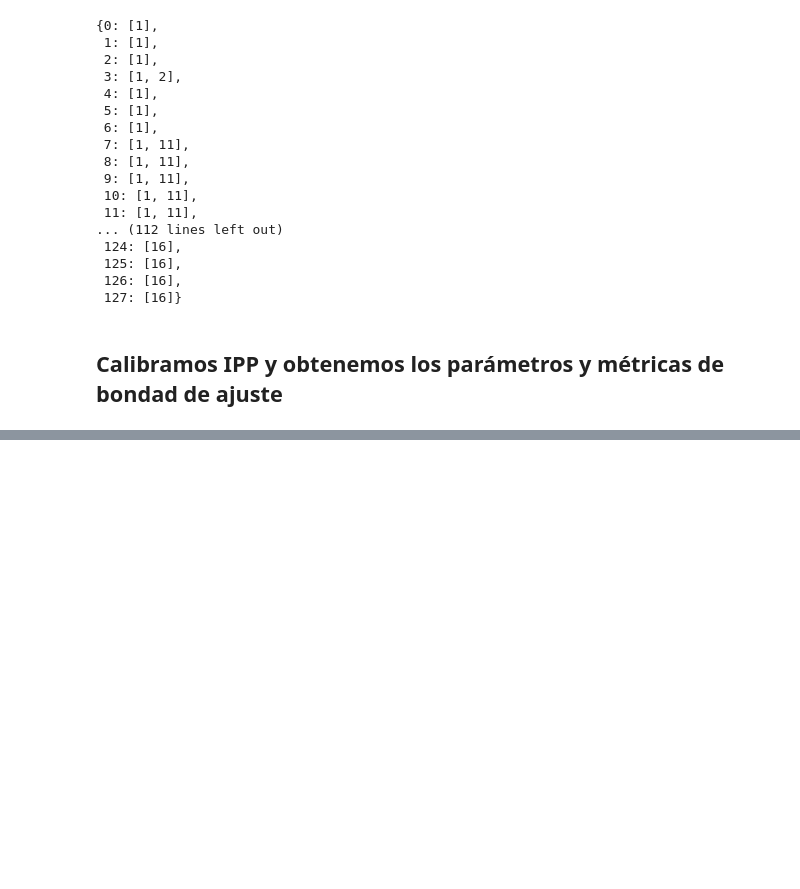
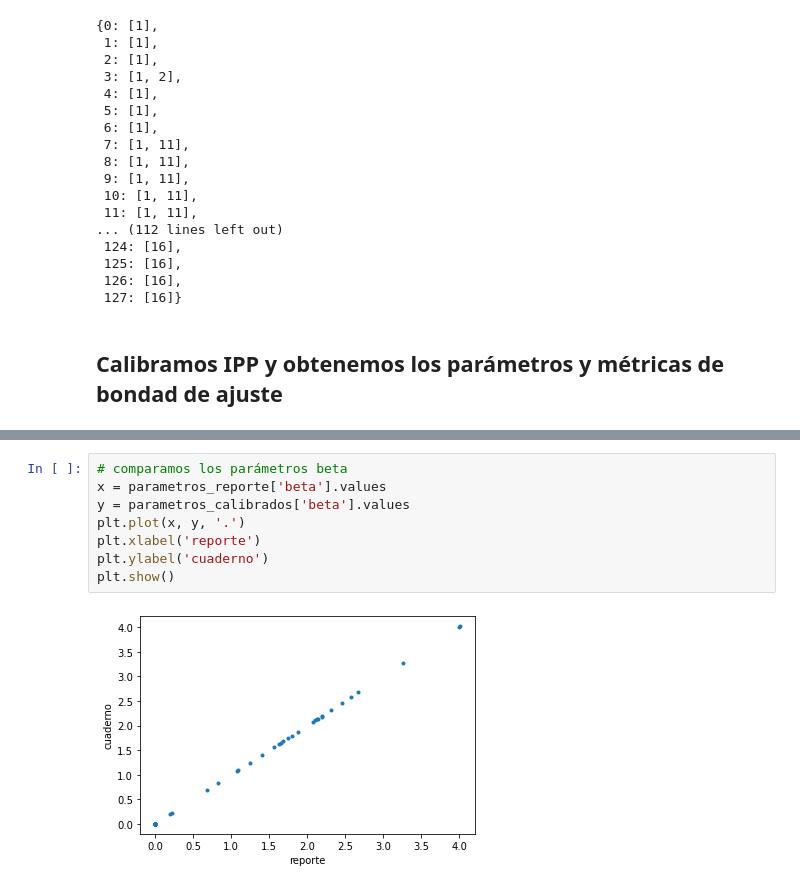
Before and after one commit to oguerrer/IPP_Lima, a Jupyter notebook: tutoriales/02 - calibracion.ipynb, the cells around one changed output, grey strips where cells are left out. Drawn from its saved outputs; the diff is of its cells as text; blank space fills up the shorter version.

```diff
--- a/tutoriales/02 - calibracion.ipynb
+++ b/tutoriales/02 - calibracion.ipynb
@@ -206,0 +235,10 @@ parametros_finales
+# %%
+# comparamos los parámetros beta
+x = parametros_reporte['beta'].values
+y = parametros_calibrados['beta'].values
+plt.plot(x, y, '.')
+plt.xlabel('reporte')
+plt.ylabel('cuaderno')
+plt.show()
+# %% [output]
+[figure, added]
```
Also changed, not shown: parts of 6 cells of this notebook, 1 other file.
